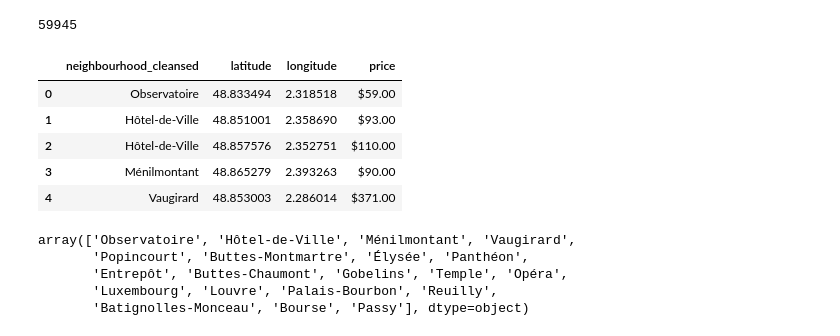
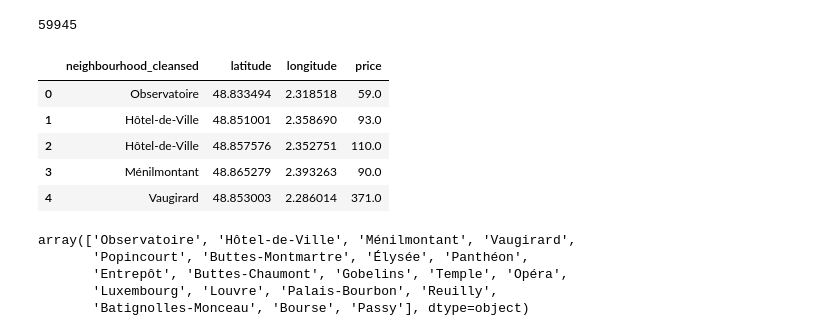
Before and after one commit to Rutle/jodatut-ht, a Jupyter notebook: jodatutHT.ipynb, the cells around one changed output. Drawn from its saved outputs; the diff is of its cells as text; code cells hidden in the pictures.

```diff
--- a/jodatutHT.ipynb
+++ b/jodatutHT.ipynb
@@ -19,15 +19,18 @@ df = pd.read_csv(LISTINGSFILE, usecols=cols)
 len(df.index)
 # %% [output]
 59945
-# %%
-df.head(5)
-# %% [output]
-|  | neighbourhood_cleansed | latitude | longitude | price |
-| 0 | Observatoire | 48.833494 | 2.318518 | $59.00 |
-| 1 | Hôtel-de-Ville | 48.851001 | 2.358690 | $93.00 |
-| 2 | Hôtel-de-Ville | 48.857576 | 2.352751 | $110.00 |
-| 3 | Ménilmontant | 48.865279 | 2.393263 | $90.00 |
-| 4 | Vaugirard | 48.853003 | 2.286014 | $371.00 |
+# %%
+df['price'] = df['price'].replace('[\$,)]','',  \
+        regex=True).replace('[(]','-', regex=True).astype(float)
+
+df.head(5)
+# %% [output]
+|  | neighbourhood_cleansed | latitude | longitude | price |
+| 0 | Observatoire | 48.833494 | 2.318518 | 59.0 |
+| 1 | Hôtel-de-Ville | 48.851001 | 2.358690 | 93.0 |
+| 2 | Hôtel-de-Ville | 48.857576 | 2.352751 | 110.0 |
+| 3 | Ménilmontant | 48.865279 | 2.393263 | 90.0 |
+| 4 | Vaugirard | 48.853003 | 2.286014 | 371.0 |
 # %%
 df.neighbourhood_cleansed.unique()
 # %% [output]
```
Also changed, not shown: parts of 18 cells of this notebook.
